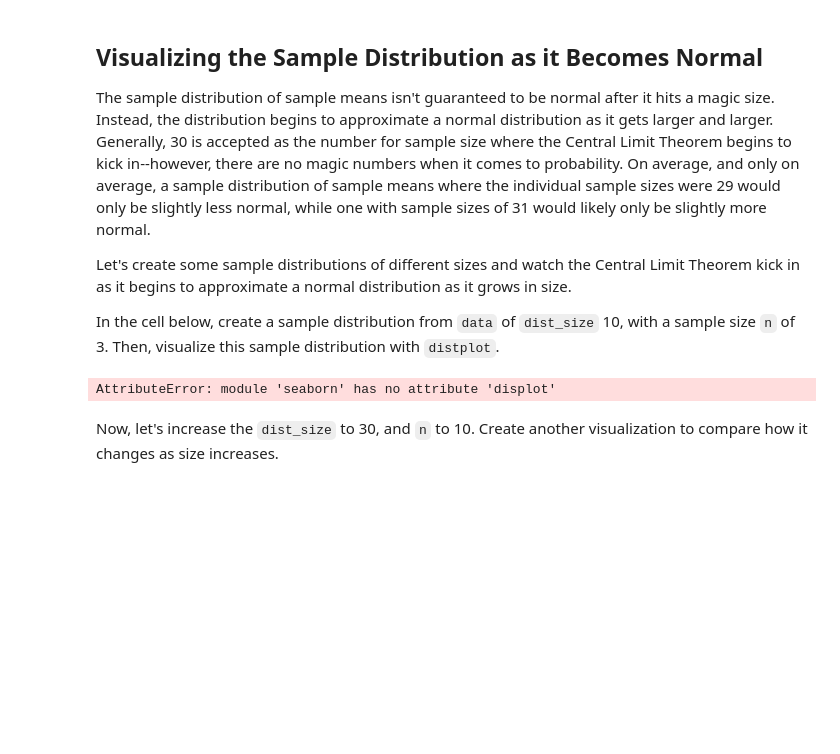
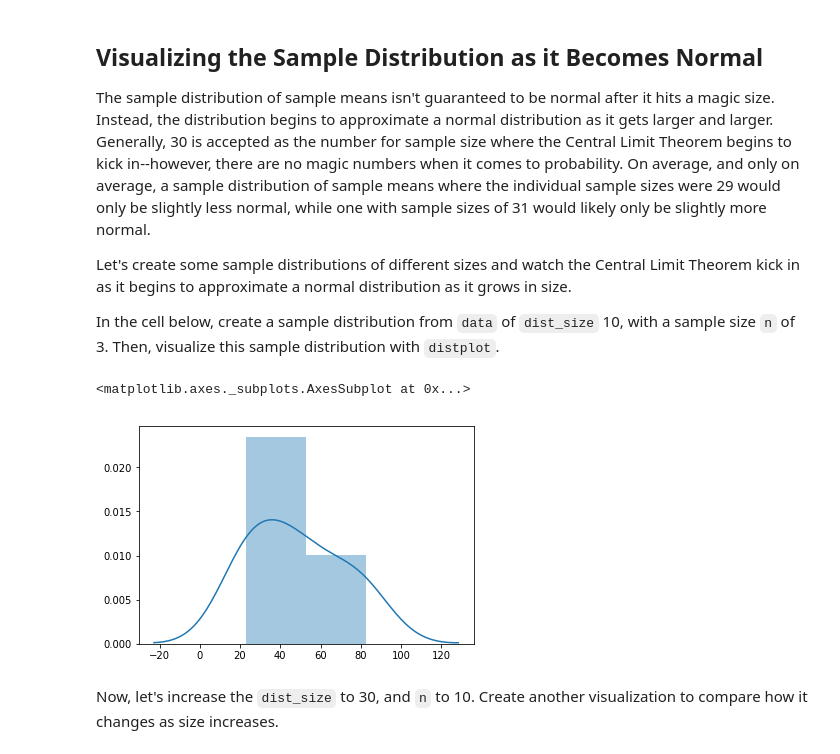
Before and after one commit to karenyilin/dsc-2-19-13-central-limit-theorem-lab-nyc-ds-career-012819, a Jupyter notebook: index.ipynb, the cells around one changed output. Saved outputs shown, nothing was run; the diff lists cells and outputs as text; code cells hidden in the pictures; blank space fills up the shorter version.

```diff
--- a/index.ipynb
+++ b/index.ipynb
@@ -112,9 +112,10 @@ Let's create some sample distributions of different sizes and watch the Central
 In the cell below, create a sample distribution from `data` of `dist_size` 10, with a sample size `n` of 3. Then, visualize this sample distribution with `distplot`.
 # %%
 new_dist = create_sample_distribution(df, dist_size=10, n=3)
-sns.displot(new_dist)
+sns.distplot(new_dist)
 # %% [output]
-AttributeError: module 'seaborn' has no attribute 'displot'
+<matplotlib.axes._subplots.AxesSubplot at 0x...>
+[figure, added]
 # %% [markdown]
 Now, let's increase the `dist_size` to 30, and `n` to 10.  Create another visualization to compare how it changes as size increases.
 # %% [markdown]
```
